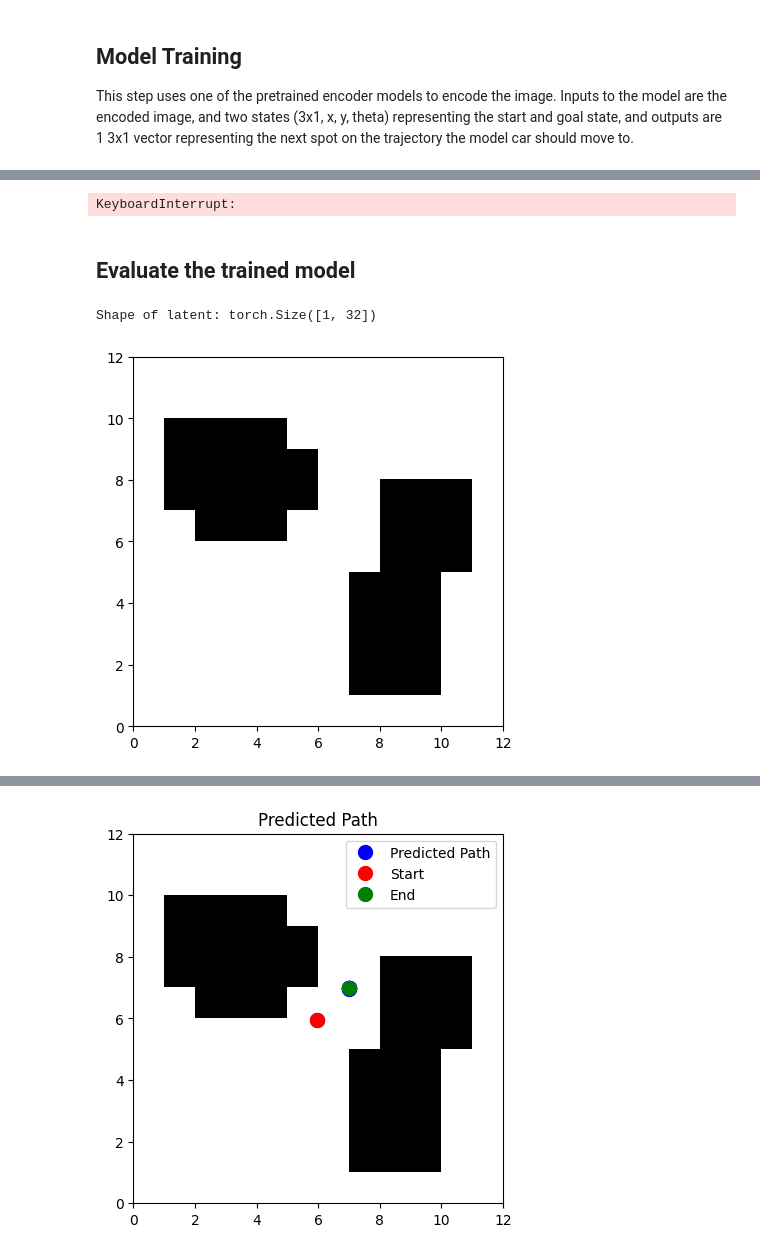
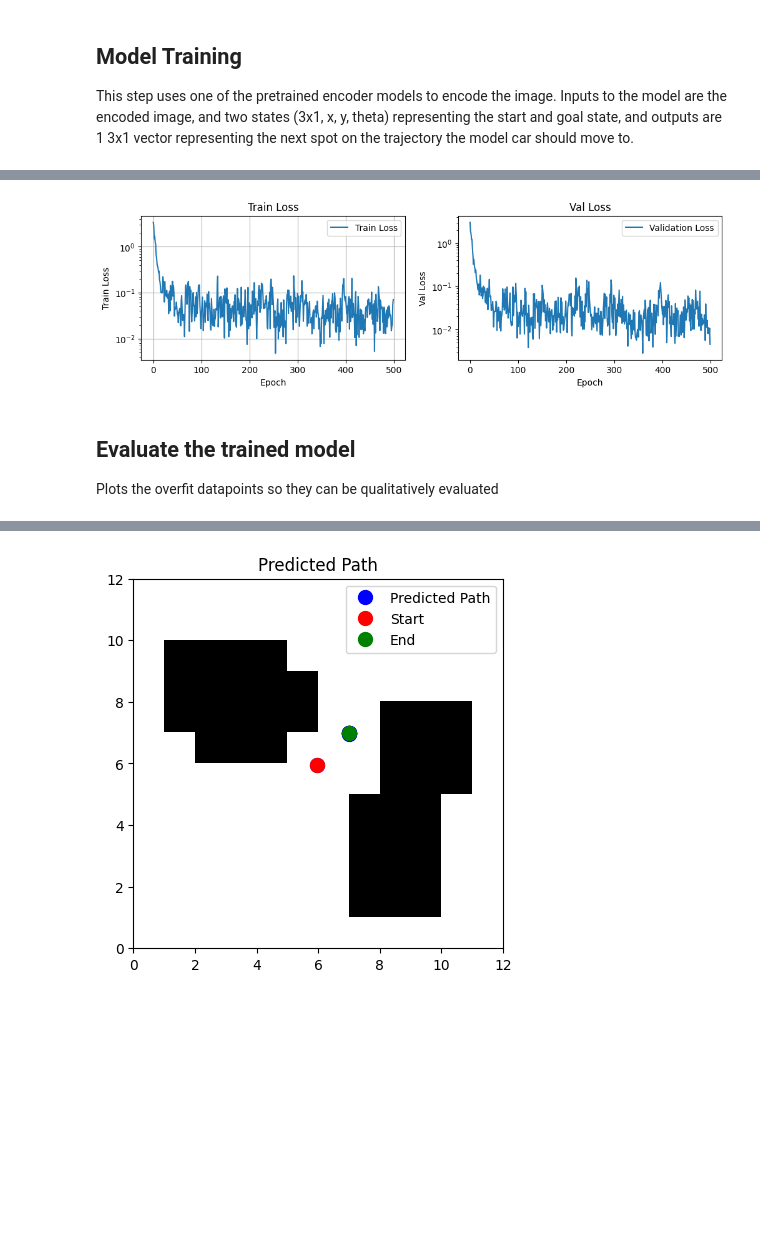
Before and after one commit to MarshallVielmetti/dynamic_mpnet, a Jupyter notebook: code/dynamic_mpnet.ipynb, the cells around one changed output, grey strips where cells are left out. Cells and saved outputs as stored; diff of their text form; code cells hidden in the pictures; blank space fills up the shorter version.

Commit message:
got the overfit thing to work

```diff
--- a/code/dynamic_mpnet.ipynb
+++ b/code/dynamic_mpnet.ipynb
@@ -854,7 +854,13 @@ model = DynamicMPNet(
 LR = 1e-3
 NUM_EPOCHS = 500
 
-train_losses, val_losses = train_model_single_step(model, train_loader, val_loader, lr=LR, num_epochs=NUM_EPOCHS)
+
+# Overfit the model to a single set of trajectories
+overfitting_train_dataset = torch.utils.data.Subset(train_dataset, [0, 1, 2, 3, 4])
+overfit_loader = torch.utils.data.DataLoader(overfitting_train_dataset, batch_size=1, shuffle=False)
+
+train_losses, val_losses = train_model_single_step(model, overfit_loader, overfit_loader, lr=LR, num_epochs=NUM_EPOCHS)
+
 
 fig, axes = plt.subplots(nrows=1, ncols=2, figsize=(12, 3))
 axes[0].plot(train_losses, label='Train Loss')
@@ -896,21 +902,4 @@ Encode: Map shape: torch.Size([32, 1, 12, 12])
-KeyboardInterrupt:
+[figure, added]
 # %% [markdown]
 ## Evaluate the trained model
+Plots the overfit datapoints so they can be qualitatively evaluated
-# %%
-generator = OccupancyGridGenerator((12, 12), 4)
-
-# Generate a sample map
-map = generator.sample()
-
-map = map.T
-
-env = GridEnvironment(map)
-
-# Get the latent encoding
-latent = encoder(Tensor(map).unsqueeze(0).unsqueeze(0))
-print(f"Shape of latent: {latent.shape}")
-
-env.plot()
-# %% [output]
-Shape of latent: torch.Size([1, 32])
-[figure, removed]
```
Also changed, not shown: parts of 3 cells of this notebook, 4 other files.
